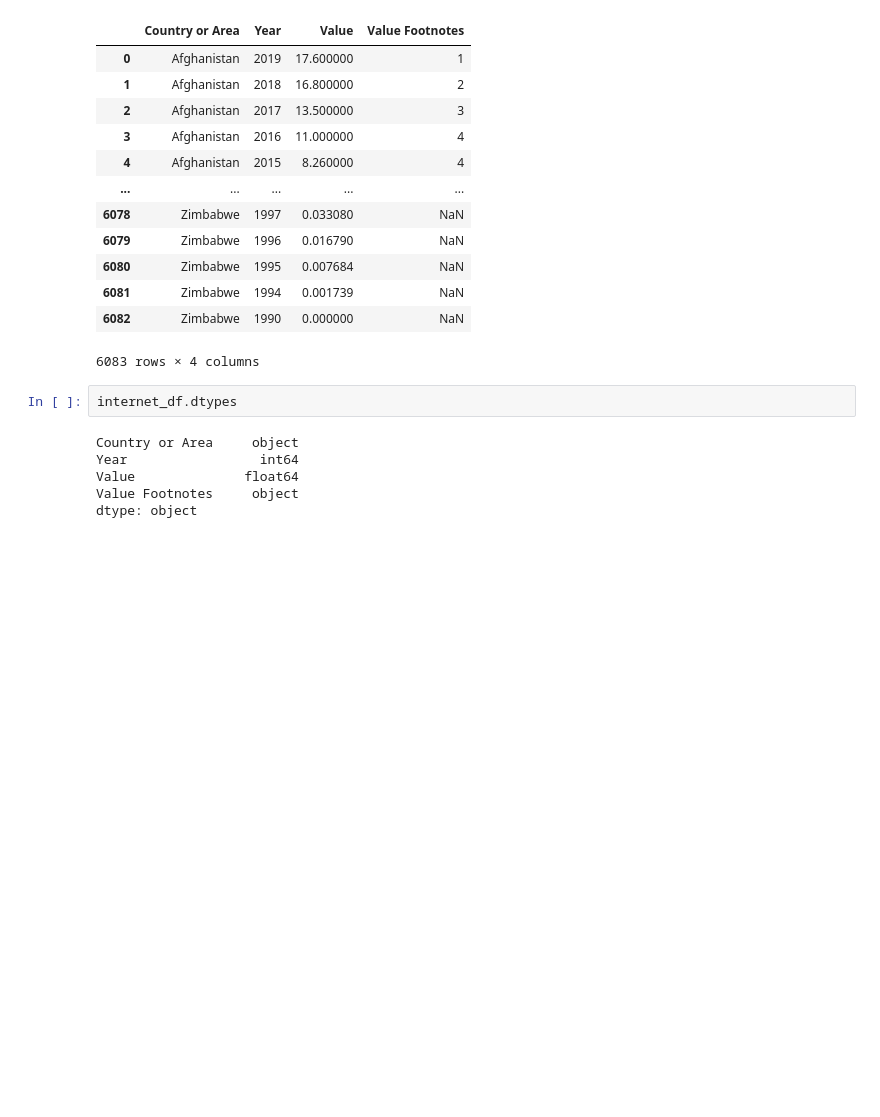
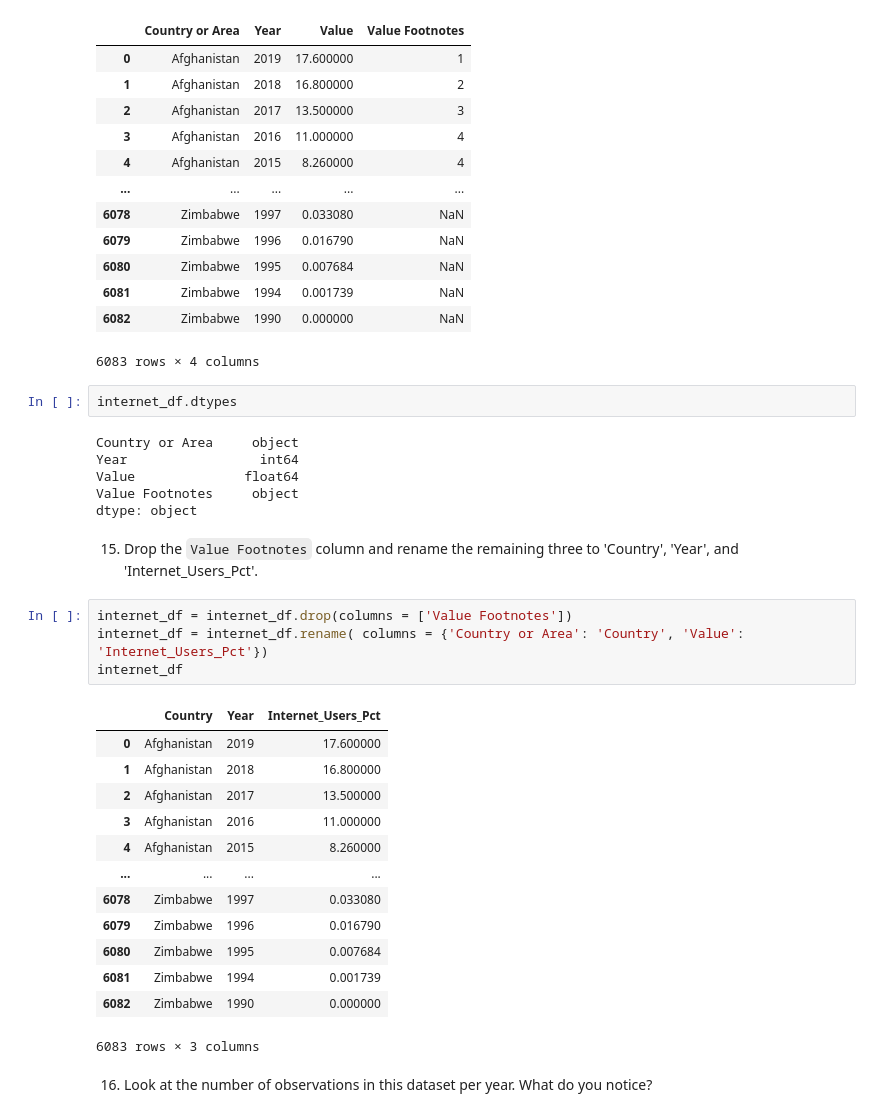
Before and after one commit to NSS-Full-Time-Data-Analytics-14/gdp-and-internet-usage-david423br, a Jupyter notebook: notebook/UN_Internet_GDP_DRuiz.ipynb, the cells around one changed output. Saved outputs shown, nothing was run; the diff lists cells and outputs as text; blank space fills up the shorter version.

```diff
--- a/notebook/UN_Internet_GDP_DRuiz.ipynb
+++ b/notebook/UN_Internet_GDP_DRuiz.ipynb
@@ -312,3 +312,25 @@ Year                 int64
 Value              float64
 Value Footnotes     object
 dtype: object
+# %% [markdown]
+15. Drop the `Value Footnotes` column and rename the remaining three to 'Country', 'Year', and 'Internet_Users_Pct'.
+# %%
+internet_df = internet_df.drop(columns = ['Value Footnotes'])
+internet_df = internet_df.rename( columns = {'Country or Area': 'Country', 'Value': 'Internet_Users_Pct'})
+internet_df
+# %% [output]
+|  | Country | Year | Internet_Users_Pct |
+| 0 | Afghanistan | 2019 | 17.600000 |
+| 1 | Afghanistan | 2018 | 16.800000 |
+| 2 | Afghanistan | 2017 | 13.500000 |
+| 3 | Afghanistan | 2016 | 11.000000 |
+| 4 | Afghanistan | 2015 | 8.260000 |
+| ... | ... | ... | ... |
+| 6078 | Zimbabwe | 1997 | 0.033080 |
+| 6079 | Zimbabwe | 1996 | 0.016790 |
+| 6080 | Zimbabwe | 1995 | 0.007684 |
+| 6081 | Zimbabwe | 1994 | 0.001739 |
+| 6082 | Zimbabwe | 1990 | 0.000000 |
+6083 rows × 3 columns
+# %% [markdown]
+16. Look at the number of observations in this dataset per year. What do you notice?
```
Also changed, not shown: parts of 9 cells of this notebook.
